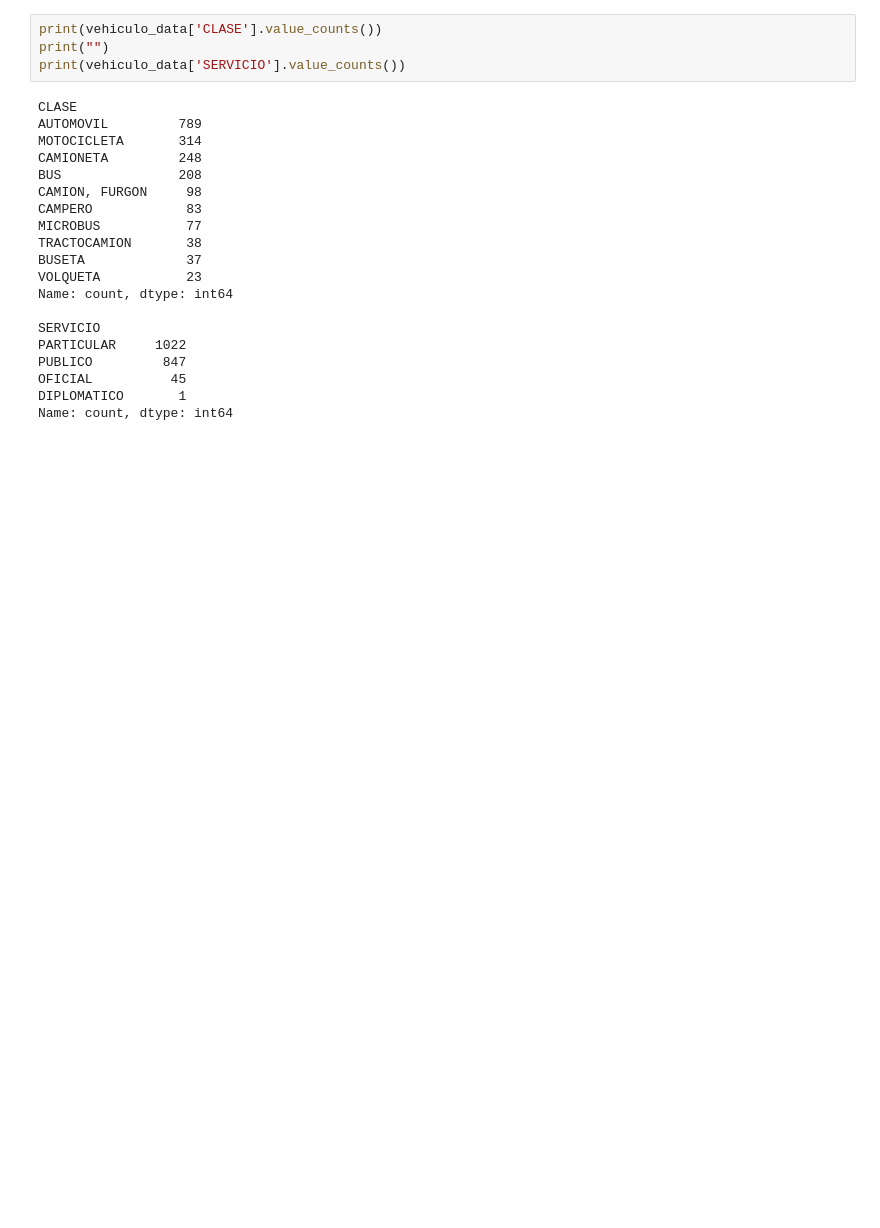
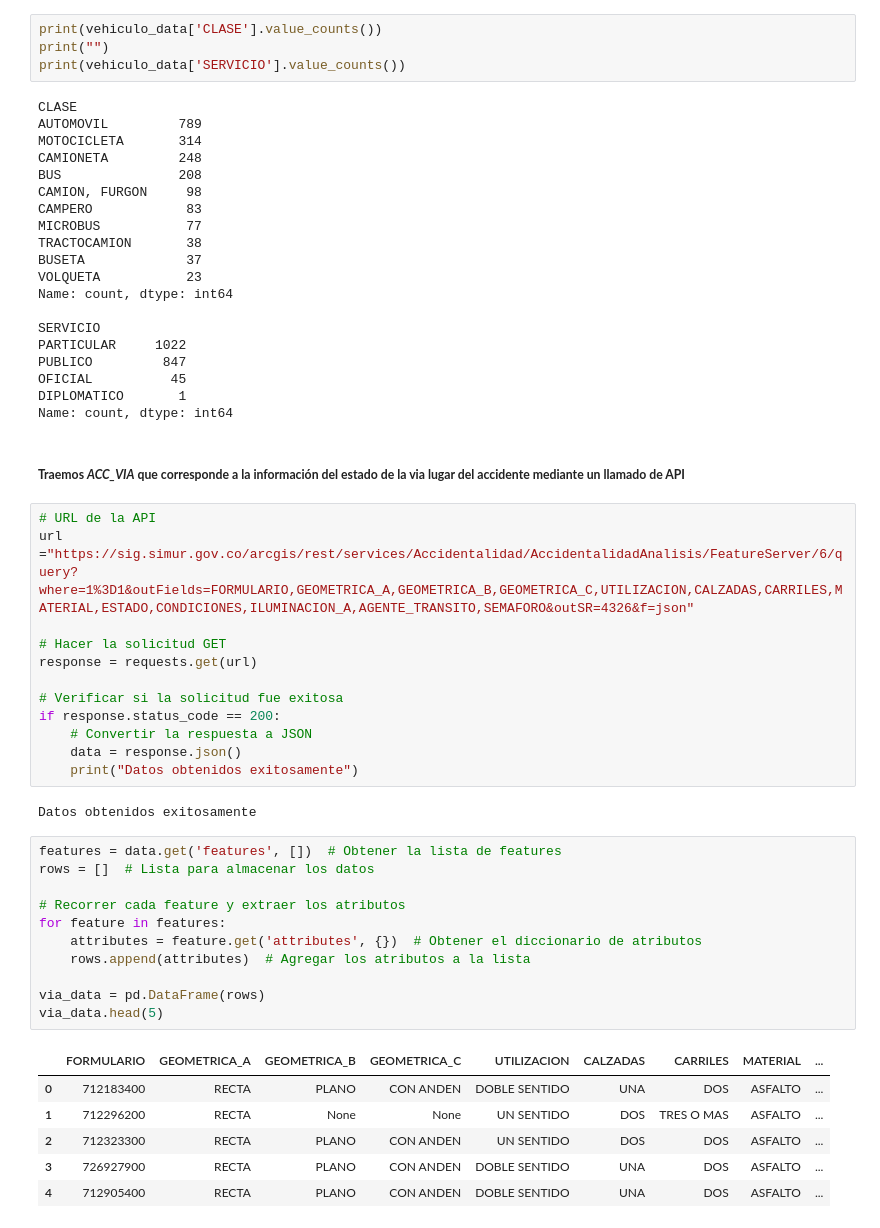
Before and after one commit to bermudez05/Siniestralidad_Bogota_BD, a Jupyter notebook: Entregable.ipynb, the cells around one changed output. Saved outputs shown, nothing was run; the diff lists cells and outputs as text; blank space fills up the shorter version.

```diff
--- a/Entregable.ipynb
+++ b/Entregable.ipynb
@@ -134,3 +134,37 @@ PUBLICO         847
 OFICIAL          45
 DIPLOMATICO       1
 Name: count, dtype: int64
+# %% [markdown]
+##### __Traemos *ACC_VIA* que corresponde a la información del estado de la via lugar del accidente mediante un llamado de API__
+# %%
+# URL de la API
+url ="https://sig.simur.gov.co/arcgis/rest/services/Accidentalidad/AccidentalidadAnalisis/FeatureServer/6/query?where=1%3D1&outFields=FORMULARIO,GEOMETRICA_A,GEOMETRICA_B,GEOMETRICA_C,UTILIZACION,CALZADAS,CARRILES,MATERIAL,ESTADO,CONDICIONES,ILUMINACION_A,AGENTE_TRANSITO,SEMAFORO&outSR=4326&f=json"
+
+# Hacer la solicitud GET
+response = requests.get(url)
+
+# Verificar si la solicitud fue exitosa
+if response.status_code == 200:
+    # Convertir la respuesta a JSON
+    data = response.json()
+    print("Datos obtenidos exitosamente")
+# %% [output]
+Datos obtenidos exitosamente
+# %%
+features = data.get('features', [])  # Obtener la lista de features
+rows = []  # Lista para almacenar los datos
+
+# Recorrer cada feature y extraer los atributos
+for feature in features:
+    attributes = feature.get('attributes', {})  # Obtener el diccionario de atributos
+    rows.append(attributes)  # Agregar los atributos a la lista
+
+via_data = pd.DataFrame(rows)
+via_data.head(5)
+# %% [output]
+|  | FORMULARIO | GEOMETRICA_A | GEOMETRICA_B | GEOMETRICA_C | UTILIZACION | CALZADAS | CARRILES | MATERIAL | ... |
+| 0 | 712183400 | RECTA | PLANO | CON ANDEN | DOBLE SENTIDO | UNA | DOS | ASFALTO | ... |
+| 1 | 712296200 | RECTA | None | None | UN SENTIDO | DOS | TRES O MAS | ASFALTO | ... |
+| 2 | 712323300 | RECTA | PLANO | CON ANDEN | UN SENTIDO | DOS | DOS | ASFALTO | ... |
+| 3 | 726927900 | RECTA | PLANO | CON ANDEN | DOBLE SENTIDO | UNA | DOS | ASFALTO | ... |
+| 4 | 712905400 | RECTA | PLANO | CON ANDEN | DOBLE SENTIDO | UNA | DOS | ASFALTO | ... |
```
Also changed, not shown: parts of 36 cells of this notebook, 1 other file.
